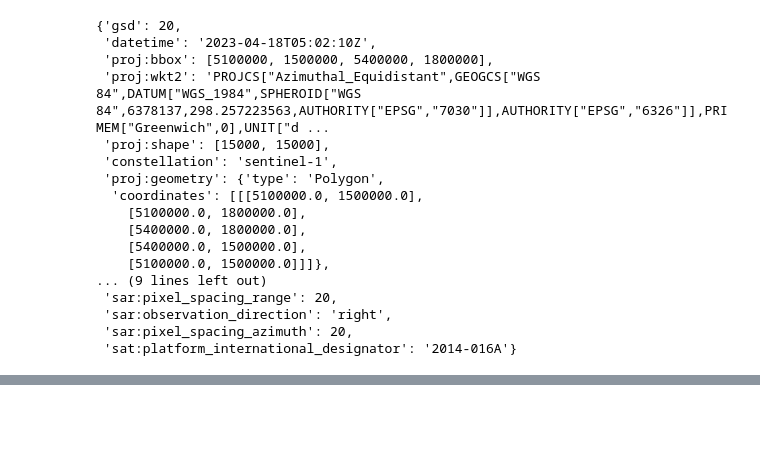
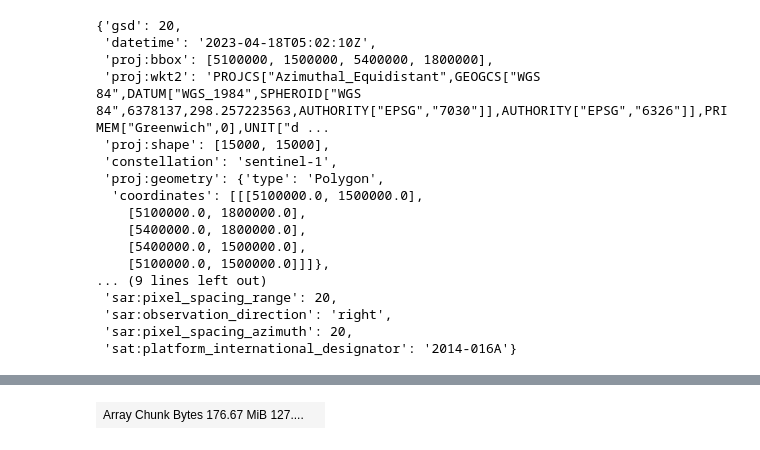
Before and after one commit to julinke/EODC_stac, a Jupyter notebook: EODCdask.ipynb, the cells around one changed output, grey strips where cells are left out. Drawn from its saved outputs; the diff is of its cells as text; code cells hidden in the pictures; blank space fills up the shorter version.

```diff
--- a/EODCdask.ipynb
+++ b/EODCdask.ipynb
@@ -83,0 +87,12 @@ q_items[0].properties
+# %%
+bands = ("VV", "VH")
+crs = "EPSG:4326"
+bbox = [15.6, 47.7, 16.6, 48.7]
+res = 0.00018 # 20 meter in degree
+sig0_ds = odc_stac.stac_load(q_items,
+                        bands=bands,
+                        crs=crs,
+                        resolution=res,
+                        bbox=bbox,
+                        use_overviews=False,
+                        )
@@ -83,0 +114,6 @@ q_items[0].properties
+# %%
+sig0_da=da.from_array(sig0_ds.VV[:,:,:])
+
+sig0_da
+# %% [output]
+| Array Chunk Bytes 176.67 MiB 127.... |  |
```
Also changed, not shown: parts of 5 cells of this notebook.
